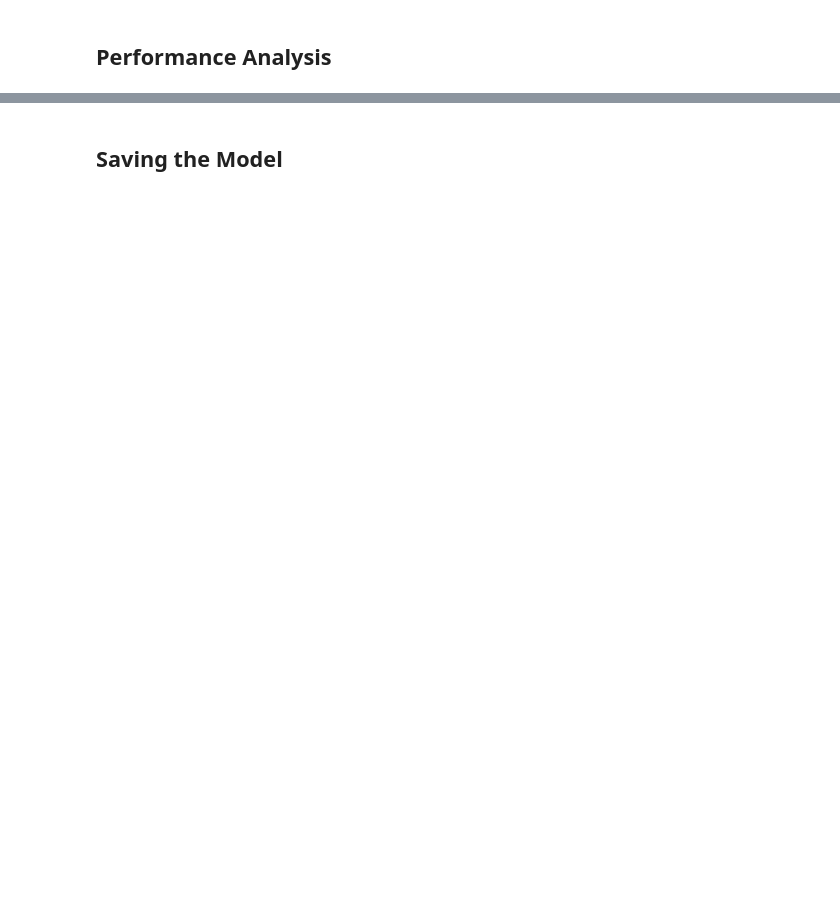
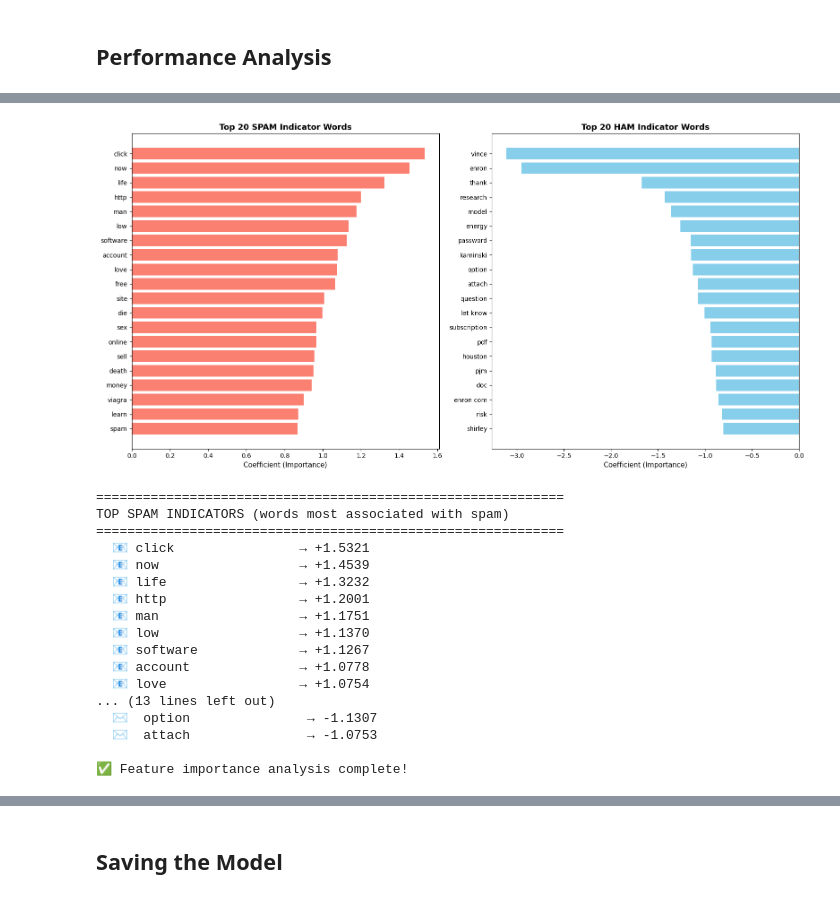
Before and after one commit to DPHeshanRanasinghe/Email-Spam-Classification-using-NLP, a Jupyter notebook: Email_Spam_Classification_Using_NLP.ipynb, the cells around one changed output, grey strips where cells are left out. Drawn from its saved outputs; the diff is of its cells as text; code cells hidden in the pictures; blank space fills up the shorter version.

```diff
--- a/Email_Spam_Classification_Using_NLP.ipynb
+++ b/Email_Spam_Classification_Using_NLP.ipynb
@@ -538,0 +665,79 @@ plt.show()
+# %%
+import numpy as np
+import pandas as pd
+import matplotlib.pyplot as plt
+
+# Get feature names and coefficients
+vectorizer = spam_classifier_pipeline.named_steps['tfidf']
+classifier = spam_classifier_pipeline.named_steps['classifier']
+
+feature_names = vectorizer.get_feature_names_out()
+coefficients = classifier.coef_[0]
+
+# Get top spam indicators (positive coefficients)
+top_spam_indices = np.argsort(coefficients)[-20:]
+top_spam_features = [(feature_names[i], coefficients[i]) for i in top_spam_indices]
+
+# Get top ham indicators (negative coefficients)
+top_ham_indices = np.argsort(coefficients)[:20]
+top_ham_features = [(feature_names[i], coefficients[i]) for i in top_ham_indices]
+
+# Visualization
+fig, axes = plt.subplots(1, 2, figsize=(16, 8))
+
+# Top SPAM indicators
+spam_words = [f[0] for f in reversed(top_spam_features)]
+spam_scores = [f[1] for f in reversed(top_spam_features)]
+axes[0].barh(range(len(spam_words)), spam_scores, color='salmon')
+axes[0].set_yticks(range(len(spam_words)))
+axes[0].set_yticklabels(spam_words)
+axes[0].set_xlabel('Coefficient (Importance)', fontsize=11)
+axes[0].set_title('Top 20 SPAM Indicator Words', fontsize=13, fontweight='bold')
+axes[0].invert_yaxis()
+
+# Top HAM indicators
+ham_words = [f[0] for f in top_ham_features]
+ham_scores = [f[1] for f in top_ham_features]
+axes[1].barh(range(len(ham_words)), ham_scores, color='skyblue')
+axes[1].set_yticks(range(len(ham_words)))
+axes[1].set_yticklabels(ham_words)
+axes[1].set_xlabel('Coefficient (Importance)', fontsize=11)
+axes[1].set_title('Top 20 HAM Indicator Words', fontsize=13, fontweight='bold')
+axes[1].invert_yaxis()
+
+plt.tight_layout()
+plt.show()
+
+# Print top features
+print("=" * 60)
+print("TOP SPAM INDICATORS (words most associated with spam)")
+print("=" * 60)
+for word, score in reversed(top_spam_features[-10:]):
+    print(f"  📧 {word:20s} → {score:+.4f}")
+
+print("\n" + "=" * 60)
+print("TOP HAM INDICATORS (words most associated with legitimate emails)")
+print("=" * 60)
+for word, score in top_ham_features[:10]:
+    print(f"  ✉️  {word:20s} → {score:+.4f}")
+
+print("\n✅ Feature importance analysis complete!")
+# %% [output]
+[figure, added]
+============================================================
+TOP SPAM INDICATORS (words most associated with spam)
+============================================================
+  📧 click                → +1.5321
+  📧 now                  → +1.4539
+  📧 life                 → +1.3232
+  📧 http                 → +1.2001
+  📧 man                  → +1.1751
+  📧 low                  → +1.1370
+  📧 software             → +1.1267
+  📧 account              → +1.0778
+  📧 love                 → +1.0754
+... (13 lines left out)
+  ✉️  option               → -1.1307
+  ✉️  attach               → -1.0753
+
+✅ Feature importance analysis complete!
```
Also changed, not shown: parts of 19 cells of this notebook, 7 other files.
